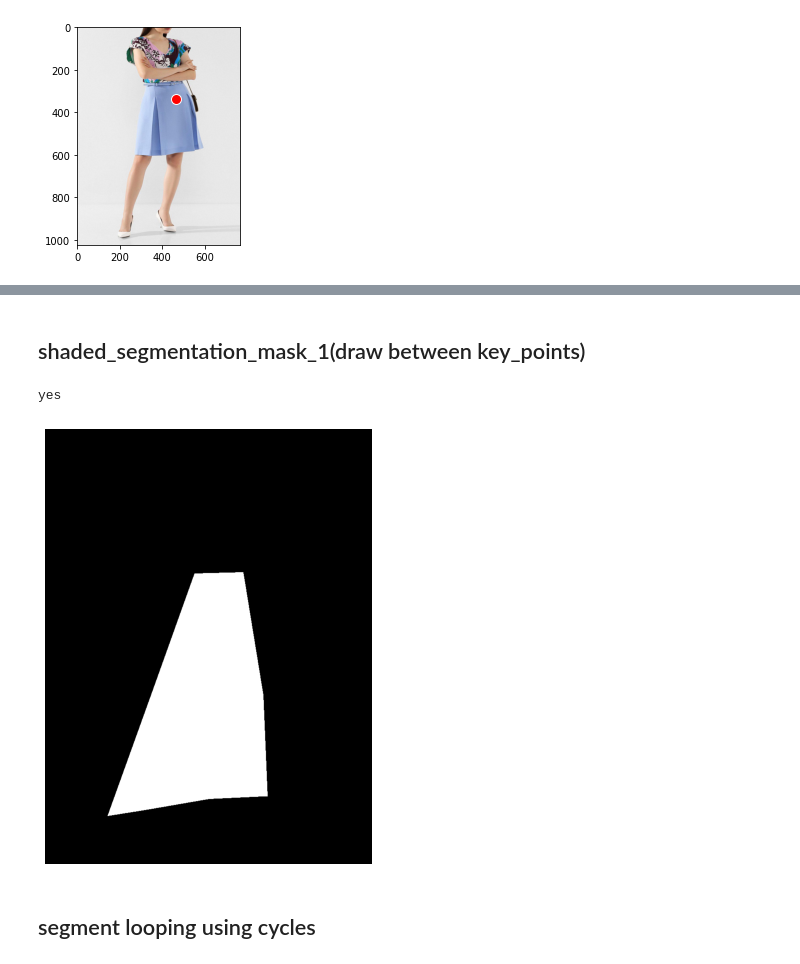
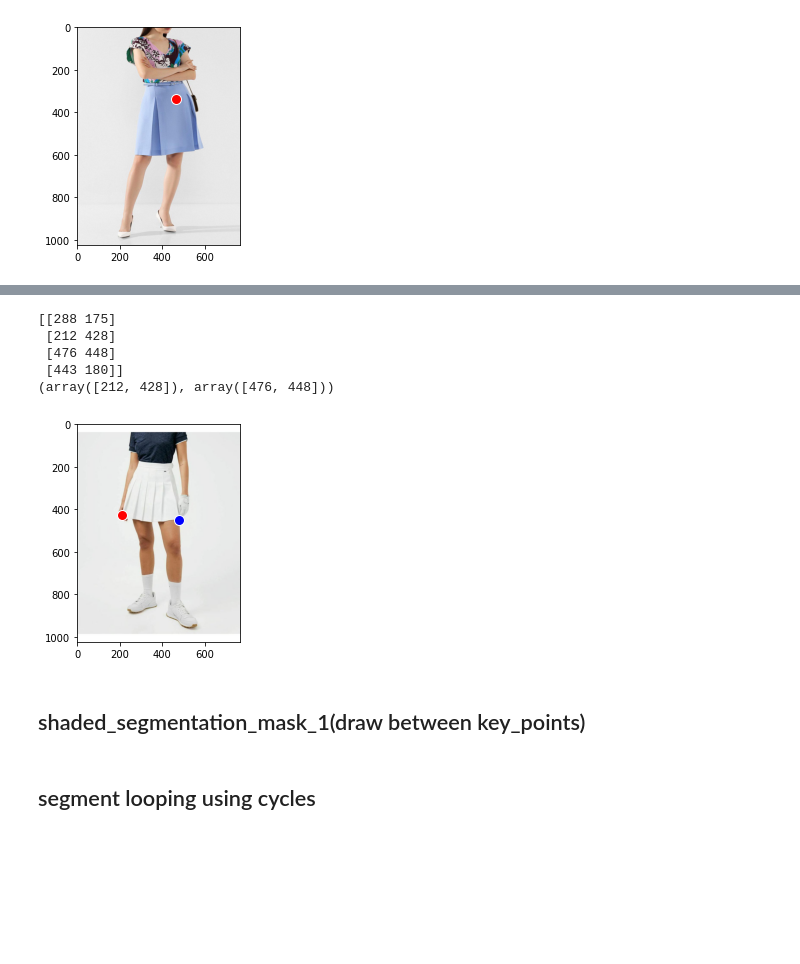
Before and after one commit to Viroslav/CV_final_task, a Jupyter notebook: Final_task.ipynb, the cells around one changed output, grey strips where cells are left out. Cells and saved outputs as stored; diff of their text form; code cells hidden in the pictures; blank space fills up the shorter version.

```diff
--- a/Final_task.ipynb
+++ b/Final_task.ipynb
@@ -205,2 +249,34 @@ plt.show()
+# %%
+def find_edges_of_dress(lt):
+    coords = np.array(lt)
+    print(coords)
+    bottom_left = coords[np.argmin(coords[:, 0]), :]
+    bottom_right = coords[np.argmax(coords[:, 0]), :]
+
+    return bottom_left, bottom_right
+
+
+lop = find_edges_of_dress(dress)
+print(lop)
+img = image['48398_00.jpg']
+# plot the image
+fig, ax = plt.subplots()
+ax.imshow(img)
+# plot the keypoints on top of the image
+
+ax.scatter(lop[0][0],
+           lop[0][1], c="red", s=100, edgecolors="white")
+ax.scatter(lop[1][0],
+           lop[1][1], c="blue", s=100, edgecolors="white")
+
+plt.axis("on")
+plt.show()
+# %% [output]
+[[288 175]
+ [212 428]
+ [476 448]
+ [443 180]]
+(array([212, 428]), array([476, 448]))
+[figure, added]
 # %% [markdown]
 ## shaded_segmentation_mask_1(draw between key_points)
@@ -284,12 +408,6 @@ def shaded_segmentation_mask(human_parsing, image, pose_json):
     final_mask = np.logical_or(mask, human_parsing[:, :, 1])
 
     return mask
-# %%
-test = shaded_segmentation_mask(human_parsing['168762_00.png'], image['168762_00.jpg'], to_test_json(pose_json['168762_00_keypoints.json']))
-show(test, cmap= 'gray')
-# %% [output]
-yes
-[figure, removed]
 # %% [markdown]
 ## segment looping using cycles
 # %%
```
Also changed, not shown: parts of 48 cells of this notebook.
